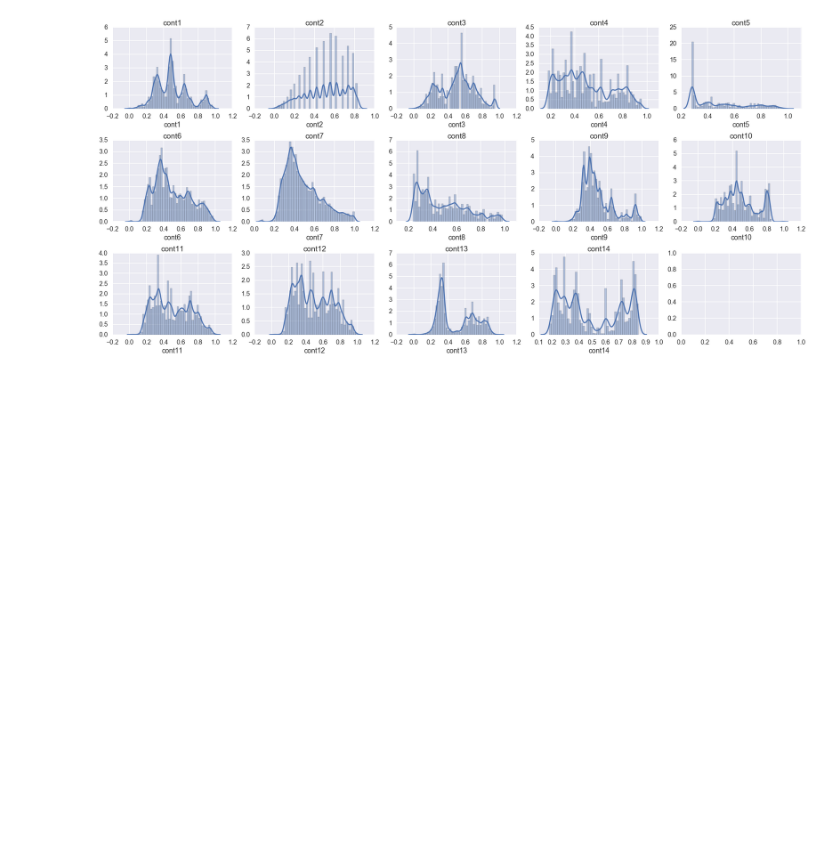
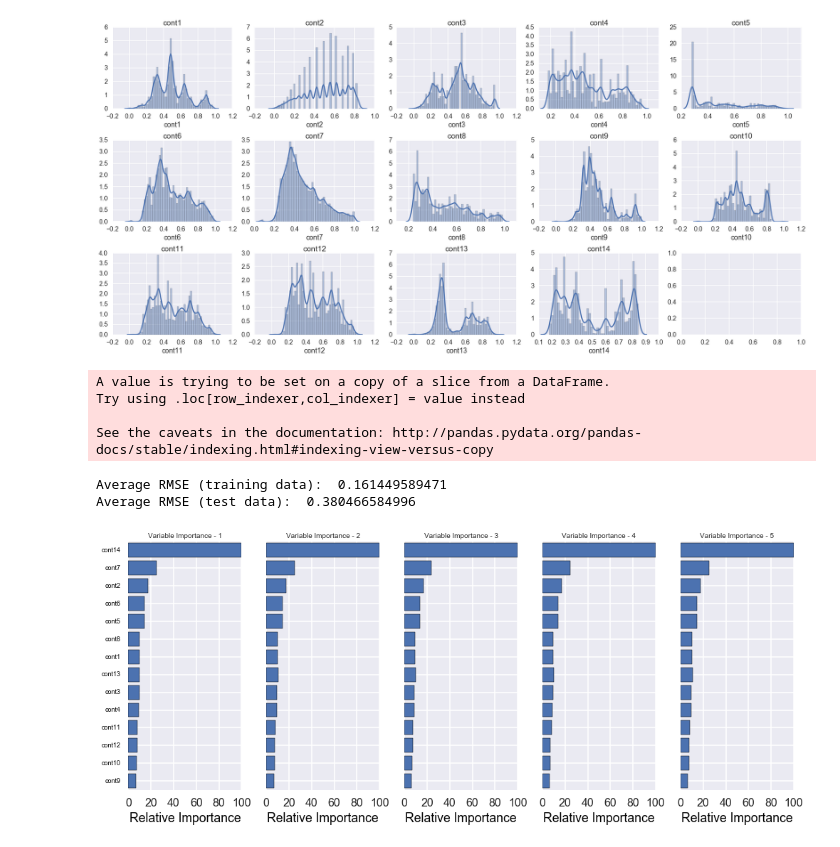
Before and after one commit to ewillmot/kaggle-allstate, a Jupyter notebook: notebooks/20161013_KEW_exploratory.ipynb, the cells around one changed output. Cells and saved outputs as stored; diff of their text form; code cells hidden in the pictures; blank space fills up the shorter version.

Commit message:
Random Forest regression - what's most important feature

```diff
--- a/notebooks/20161013_KEW_exploratory.ipynb
+++ b/notebooks/20161013_KEW_exploratory.ipynb
@@ -69,0 +60,64 @@ plt.savefig('/Users/elena/Documents/Kaggle/Allstate/kaggle-allstate/reports/figu
+# %%
+from sklearn.ensemble import RandomForestRegressor
+from sklearn.cross_validation import train_test_split
+from sklearn.metrics import mean_squared_error
+
+# Define features and target for Random Forest model
+# let's only use the continuous features in the dataset for now
+cont_only = train[keepcont]
+cont_only['log-loss']=np.log10(train['loss'])
+
+x = cont_only[keepcont]
+y = cont_only['log-loss']
+
+plt.figure(figsize=(14,6))
+
+avg_rmse = 0
+avg_rmse2 = 0
+for b in range(5):
+    X_train, X_test, y_train, y_test = train_test_split(x, y, test_size=.5)
+
+    # Fit an Extra Trees model to the data
+    model = RandomForestRegressor()
+    model.fit(X_train, y_train)
+    # display the relative importance of each attribute
+    feature_importance = model.feature_importances_
+
+    mse = mean_squared_error(y_train,model.predict(X_train))
+    mse2 = mean_squared_error(y_test,model.predict(X_test))
+
+    avg_rmse+=np.sqrt(mse)
+    avg_rmse2+=np.sqrt(mse2)
+    ####################################################
+    # Plot the feature importances
+    plt.subplot(1,5,b+1)
+    # make importances relative to most important feature
+    feature_importance = 100.0 * (feature_importance / feature_importance.max())
+    if b==0:
+        sorted_idx = np.argsort(feature_importance)
+        pos = np.arange(sorted_idx.shape[0]) + .5
+    plt.barh(pos, feature_importance[sorted_idx], align='center')
+    if b==0:
+        plt.yticks(pos, np.array(keepcont)[sorted_idx],color='k',fontsize=9)
+    else:
+        plt.yticks(pos,[])
+#         frame = plt.gca()
+#         frame.axes.yaxis.set_ticklabels([])
+    plt.xlabel('Relative Importance',color='k')
+    plt.title('Variable Importance - '+str(b+1),fontsize=10)
+
+    #plt.text(25,3.5,r'RMSE$_{train}$= '+str(round(np.sqrt(mse),3)),fontsize=14)
+    #plt.text(25,2.5,r'RMSE$_{test}$= '+str(round(np.sqrt(mse2),3)),fontsize=14)
+
+plt.tight_layout()
+
+print 'Average RMSE (training data): ',avg_rmse/5.0
+print 'Average RMSE (test data): ',avg_rmse2/5.0
+# %% [output]
+A value is trying to be set on a copy of a slice from a DataFrame.
+Try using .loc[row_indexer,col_indexer] = value instead
+
+See the caveats in the documentation: http://pandas.pydata.org/pandas-docs/stable/indexing.html#indexing-view-versus-copy
+Average RMSE (training data):  0.161449589471
+Average RMSE (test data):  0.380466584996
+[figure, added]
```
Also changed, not shown: parts of 3 cells of this notebook.
